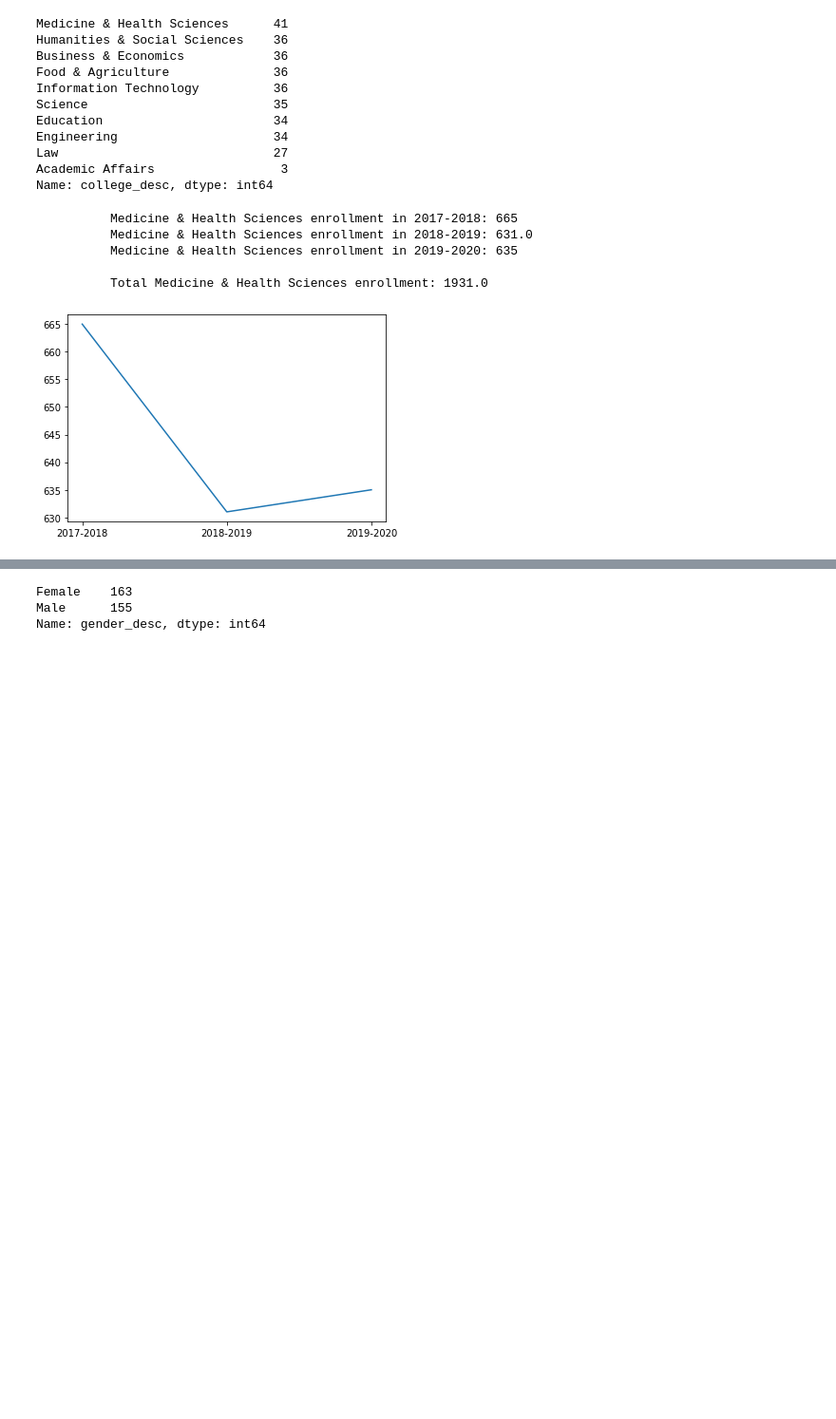
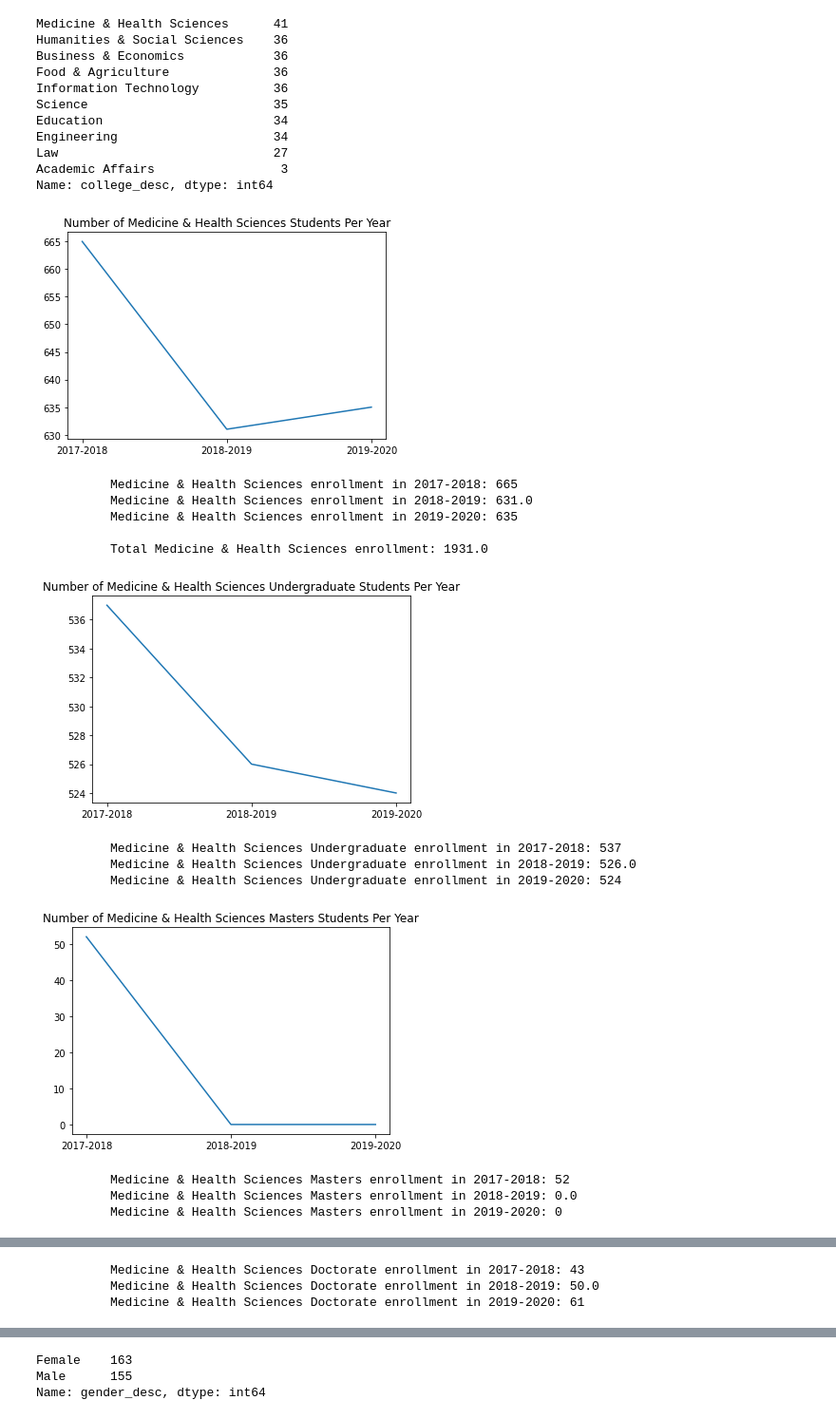
Before and after one commit to Motamensalih/Enrollment-Magnifier, a Jupyter notebook: main.ipynb, the cells around one changed output, grey strips where cells are left out. Shown at 95% size. Saved outputs shown, nothing was run; the diff lists cells and outputs as text; code cells hidden in the pictures; blank space fills up the shorter version.

Commit message:
added graphs for each student level per year for each subject

```diff
--- a/main.ipynb
+++ b/main.ipynb
@@ -31,3 +53,5 @@ print(stats_2019_2020.head())
+# %%
+stats_2018_2019.dropna(inplace=True)
 # %%
 def lower_columns(df):
     df.columns = [ x.lower().strip() for x in df.columns]
@@ -71,9 +95,10 @@ Data columns (total 6 columns):
 dtypes: float64(1), object(5)
 memory usage: 17.4+ KB
 # %%
-def subject_graphs(a, b, c):
+def subject_graphs(a, b, c, title):
     y = [a, b, c]
-    sns.lineplot(x=['2017-2018', '2018-2019', '2019-2020'], y=y)
+    sns.lineplot(x=['2017-2018', '2018-2019', '2019-2020'], y=y).set(title=title)
+
     plt.show()
 # %%
 def num_students_per_subject(subject):
@@ -81,6 +106,8 @@ def num_students_per_subject(subject):
     num_2018_2019_total = stats_2018_2019[stats_2018_2019.college_desc == subject].total.sum()
     num_2019_2020_total = stats_2019_2020[stats_2019_2020.college_desc == subject].total.sum()
     df_full_total = df_full[df_full.college_desc == subject].total.sum()
+
+    subject_graphs(num_2017_2018_total, num_2018_2019_total, num_2019_2020_total, title=f"Number of {subject} Students Per Year")
 
     print(f"""
           {subject} enrollment in 2017-2018: {num_2017_2018_total}
@@ -90,6 +117,4 @@ def num_students_per_subject(subject):
           Total {subject} enrollment: {df_full_total}
           """)
 
-    subject_graphs(num_2017_2018_total, num_2018_2019_total, num_2019_2020_total)
-
     return num_2017_2018_total, num_2018_2019_total, num_2019_2020_total, df_full_total
@@ -109,10 +184,19 @@ Academic Affairs                 3
 Name: college_desc, dtype: int64
 # %%
 medicine_health_sciences_2017_2018, medical_health_sceinces_2018_2019, medicine_health_sciences_2019_2020, medicine_health_sciences_total  = num_students_per_subject('Medicine & Health Sciences')
+num_students_per_subject_per_level('Medicine & Health Sciences')
 # %% [output]
+[figure, new version]
           Medicine & Health Sciences enrollment in 2017-2018: 665
           Medicine & Health Sciences enrollment in 2018-2019: 631.0
           Medicine & Health Sciences enrollment in 2019-2020: 635
 
           Total Medicine & Health Sciences enrollment: 1931.0
-[figure, old version]
+[figure, added]
+          Medicine & Health Sciences Undergraduate enrollment in 2017-2018: 537
+          Medicine & Health Sciences Undergraduate enrollment in 2018-2019: 526.0
+          Medicine & Health Sciences Undergraduate enrollment in 2019-2020: 524
+[figure, added]
+          Medicine & Health Sciences Masters enrollment in 2017-2018: 52
+          Medicine & Health Sciences Masters enrollment in 2018-2019: 0.0
+          Medicine & Health Sciences Masters enrollment in 2019-2020: 0
@@ -118,0 +204,3 @@ medicine_health_sciences_2017_2018, medical_health_sceinces_2018_2019, medicine_
+          Medicine & Health Sciences Doctorate enrollment in 2017-2018: 43
+          Medicine & Health Sciences Doctorate enrollment in 2018-2019: 50.0
+          Medicine & Health Sciences Doctorate enrollment in 2019-2020: 61
```
Also changed, not shown: parts of 13 cells of this notebook.
